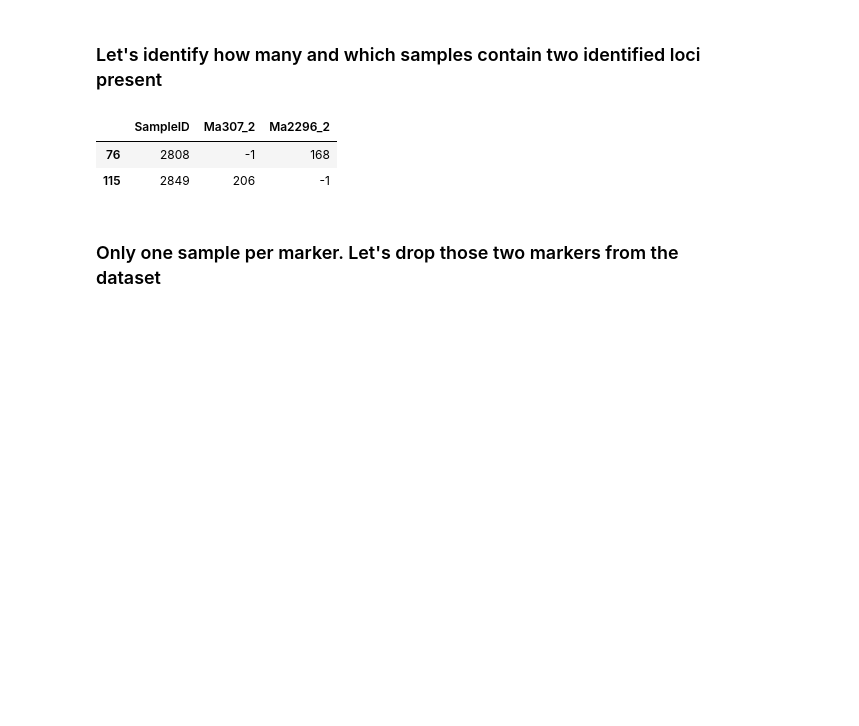
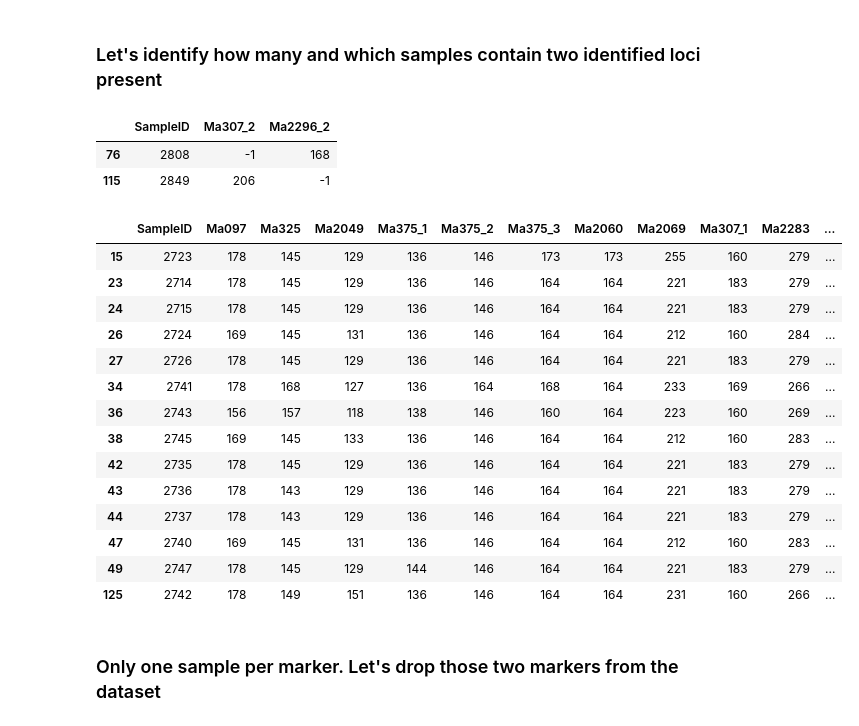
Before and after one commit to ropolomx/metarhizium, a Jupyter notebook: data_for_structure/Metarhizium data analysis.ipynb, the cells around one changed output. Saved outputs shown, nothing was run; the diff lists cells and outputs as text; code cells hidden in the pictures; blank space fills up the shorter version.

```diff
--- a/data_for_structure/Metarhizium data analysis.ipynb
+++ b/data_for_structure/Metarhizium data analysis.ipynb
@@ -166,6 +168,24 @@ mbru_flagged.query('Ma307_2 != -1 | Ma2296_2 != -1')
 |  | SampleID | Ma307_2 | Ma2296_2 |
 | 76 | 2808 | -1 | 168 |
 | 115 | 2849 | 206 | -1 |
+# %%
+microsatellites['Mbru'].query('Ma375_3 != -1')
+# %% [output]
+|  | SampleID | Ma097 | Ma325 | Ma2049 | Ma375_1 | Ma375_2 | Ma375_3 | Ma2060 | Ma2069 | Ma307_1 | Ma2283 | ... |
+| 15 | 2723 | 178 | 145 | 129 | 136 | 146 | 173 | 173 | 255 | 160 | 279 | ... |
+| 23 | 2714 | 178 | 145 | 129 | 136 | 146 | 164 | 164 | 221 | 183 | 279 | ... |
+| 24 | 2715 | 178 | 145 | 129 | 136 | 146 | 164 | 164 | 221 | 183 | 279 | ... |
+| 26 | 2724 | 169 | 145 | 131 | 136 | 146 | 164 | 164 | 212 | 160 | 284 | ... |
+| 27 | 2726 | 178 | 145 | 129 | 136 | 146 | 164 | 164 | 221 | 183 | 279 | ... |
+| 34 | 2741 | 178 | 168 | 127 | 136 | 164 | 168 | 164 | 233 | 169 | 266 | ... |
+| 36 | 2743 | 156 | 157 | 118 | 138 | 146 | 160 | 164 | 223 | 160 | 269 | ... |
+| 38 | 2745 | 169 | 145 | 133 | 136 | 146 | 164 | 164 | 212 | 160 | 283 | ... |
+| 42 | 2735 | 178 | 145 | 129 | 136 | 146 | 164 | 164 | 221 | 183 | 279 | ... |
+| 43 | 2736 | 178 | 143 | 129 | 136 | 146 | 164 | 164 | 221 | 183 | 279 | ... |
+| 44 | 2737 | 178 | 143 | 129 | 136 | 146 | 164 | 164 | 221 | 183 | 279 | ... |
+| 47 | 2740 | 169 | 145 | 131 | 136 | 146 | 164 | 164 | 212 | 160 | 283 | ... |
+| 49 | 2747 | 178 | 145 | 129 | 144 | 146 | 164 | 164 | 221 | 183 | 279 | ... |
+| 125 | 2742 | 178 | 149 | 151 | 136 | 146 | 164 | 164 | 231 | 160 | 266 | ... |
 # %% [markdown]
 ### Only one sample per marker. Let's drop those two markers from the dataset
 # %%
```
Also changed, not shown: parts of 1 cell of this notebook, 2 other files.
